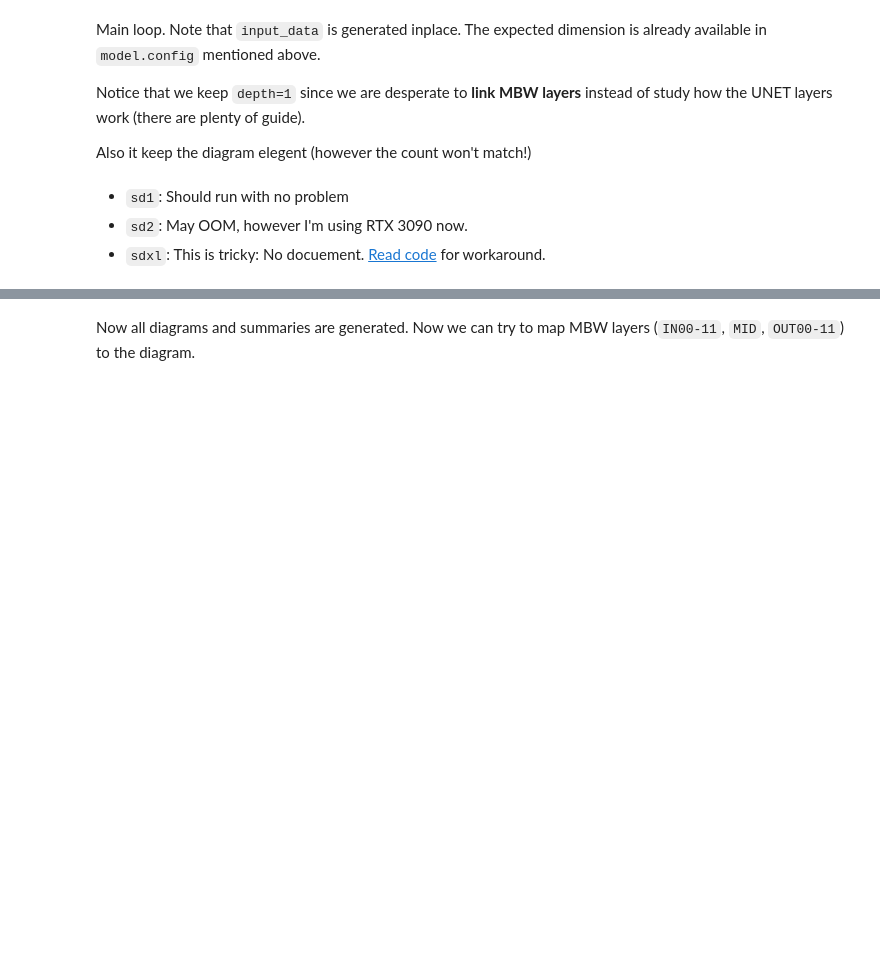
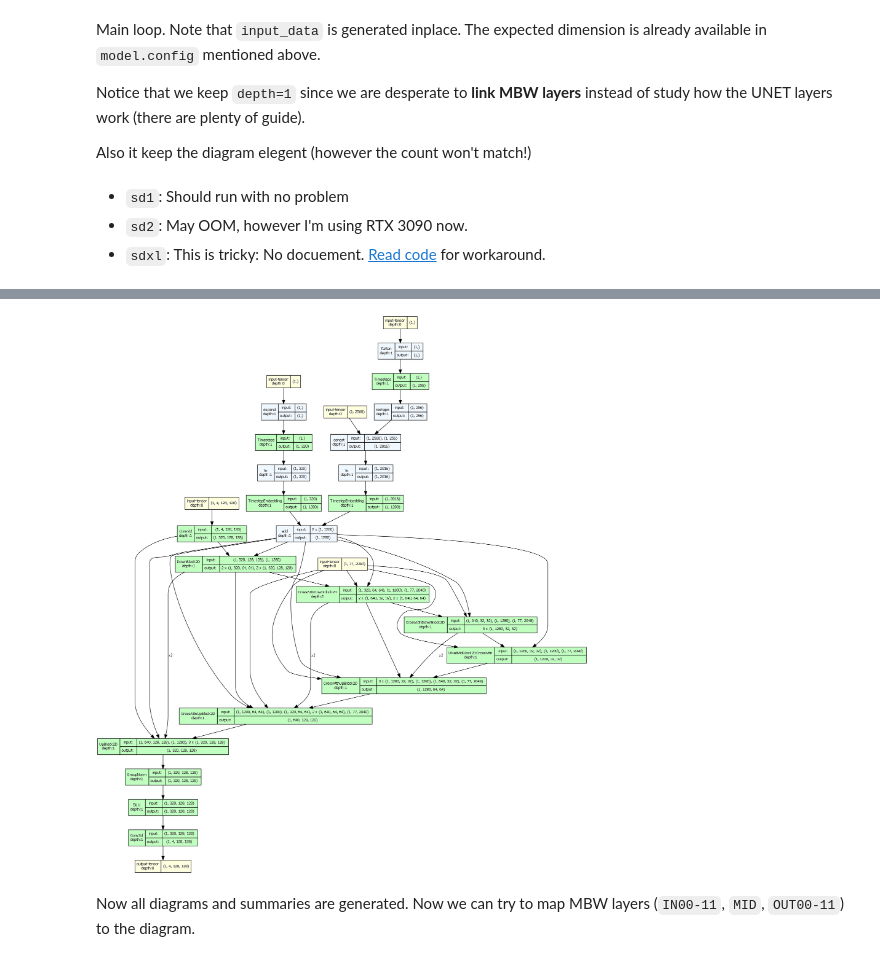
Before and after one commit to 6DammK9/nai-anime-pure-negative-prompt, a Jupyter notebook: ch03/view_unet/view_unet.ipynb, the cells around one changed output, grey strips where cells are left out. Drawn from its saved outputs; the diff is of its cells as text; code cells hidden in the pictures; blank space fills up the shorter version.

```diff
--- a/ch03/view_unet/view_unet.ipynb
+++ b/ch03/view_unet/view_unet.ipynb
@@ -204,0 +220,3 @@ pip install accelerate
+# %%
+png_results["sdxl"] .visual_graph
+# %% [output]
@@ -205,3 +224,4 @@ pip install accelerate
+[figure, added]
 # %% [markdown]
 Now all diagrams and summaries are generated. Now we can try to map MBW layers (`IN00-11`, `MID`, `OUT00-11`) to the diagram.
 # %%
```
Also changed, not shown: parts of 7 cells of this notebook.
